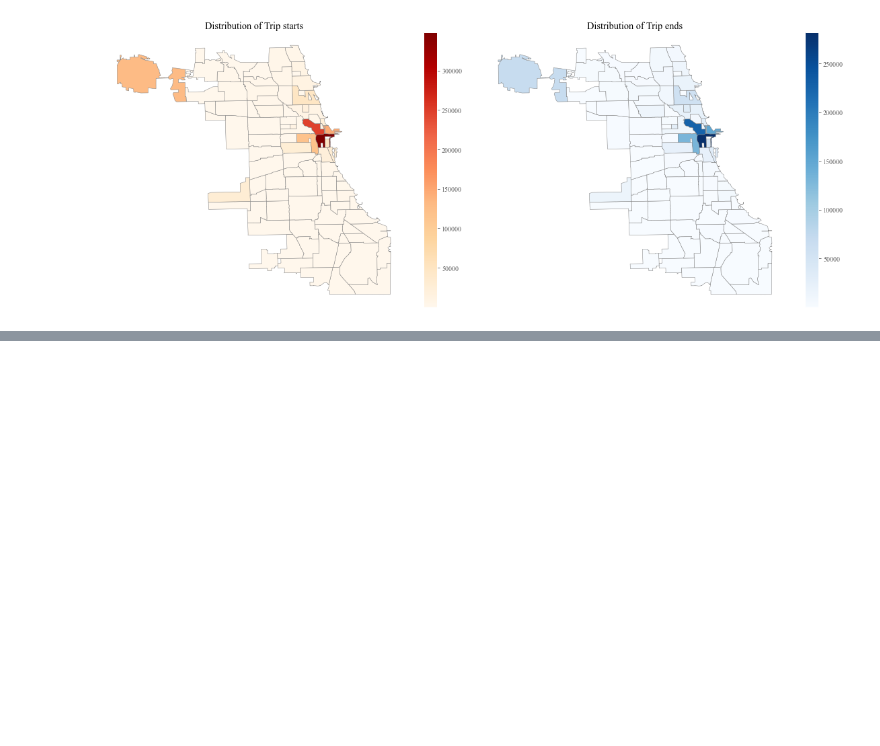
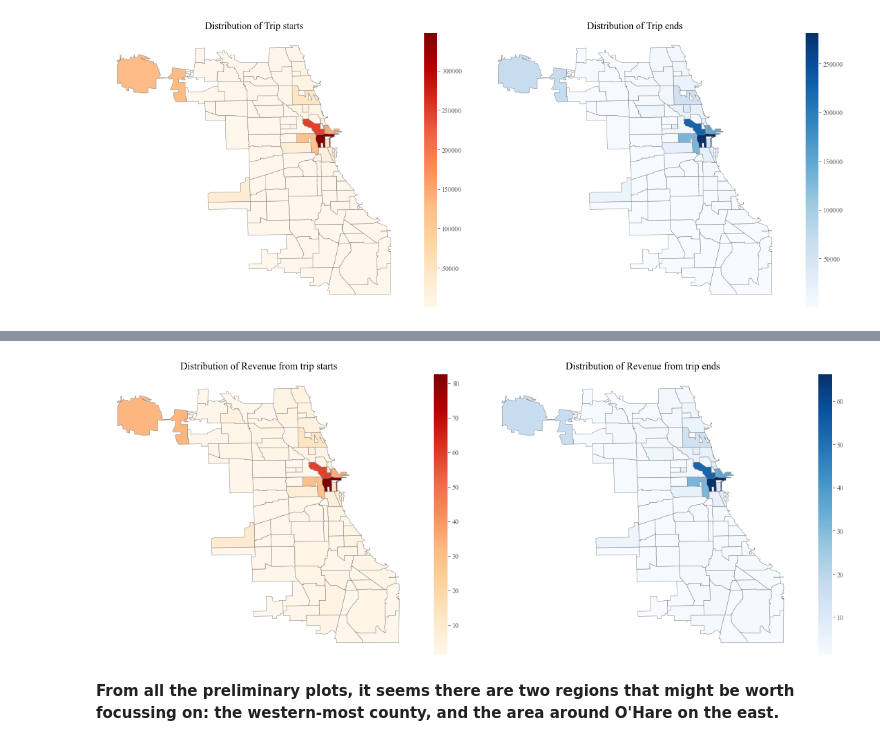
Before and after one commit to abhirup-ghosh/mobility_dataanalysis, a Jupyter notebook: notebooks/main.ipynb, the cells around one changed output, grey strips where cells are left out. Cells and saved outputs as stored; diff of their text form; code cells hidden in the pictures; blank space fills up the shorter version.

```diff
--- a/notebooks/main.ipynb
+++ b/notebooks/main.ipynb
@@ -378,0 +489,35 @@ plt.tight_layout()
+# %%
+style_kwds = {'edgecolor':'grey',
+                'facecolor':'k',
+                'linewidth': 0.5,
+                'markersize': 1,
+                'alpha': 1}
+
+fig, ax = plt.subplots(ncols=2, figsize=(16,6))
+gdf_starts.plot(column='trips_per_car',
+        ax=ax[0],
+        cmap='OrRd',
+        legend=True,
+        **style_kwds)
+ax[0].grid(False)
+ax[0].set_xticks([])
+ax[0].set_yticks([])
+ax[0].set_facecolor('w')
+ax[0].set_title('Distribution of Revenue from trip starts')
+
+gdf_ends.plot(column='trips_per_car',
+        ax=ax[1],
+        cmap='Blues',
+        legend=True,
+        **style_kwds)
+ax[1].grid(False)
+ax[1].set_xticks([])
+ax[1].set_yticks([])
+ax[1].set_facecolor('w')
+ax[1].set_title('Distribution of Revenue from trip ends')
+
+plt.tight_layout()
+# %% [output]
+[figure, added]
+# %% [markdown]
+**From all the preliminary plots, it seems there are two regions that might be worth focussing on: the western-most county, and the area around O'Hare on the east.**
```
Also changed, not shown: parts of 22 cells of this notebook, 1 other file.
